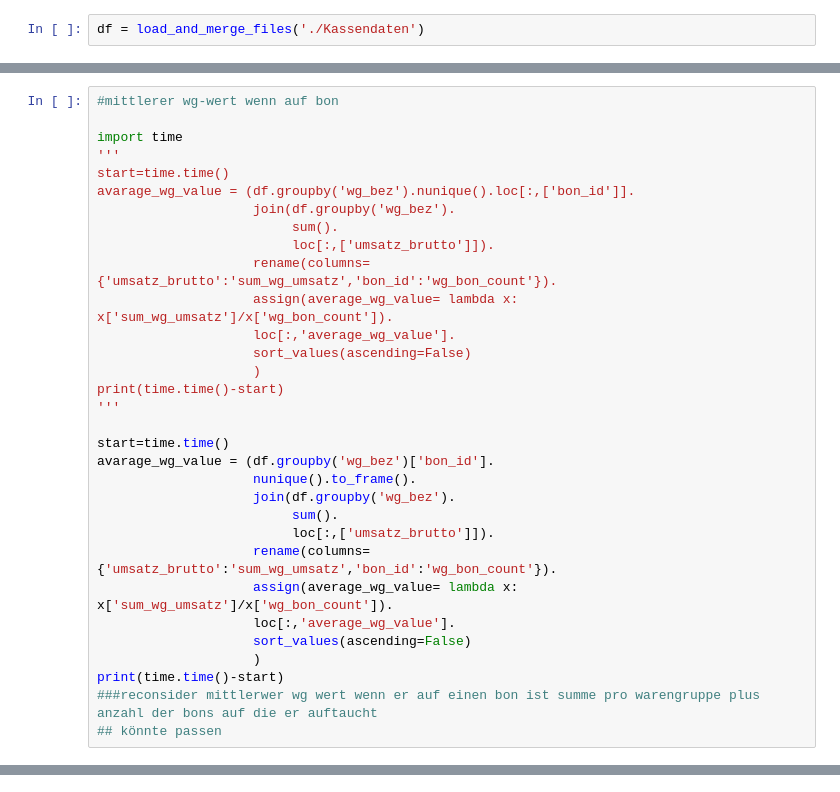
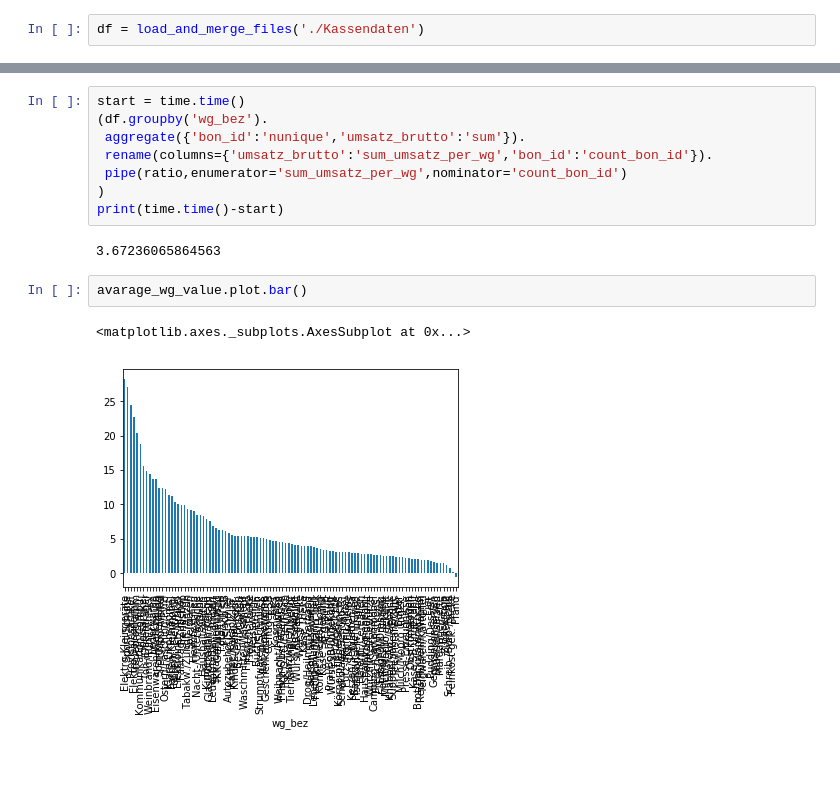
Before and after one commit to mazelbr/loc, a Jupyter notebook: locandis_data.ipynb, the cells around one changed output, grey strips where cells are left out. Saved outputs shown, nothing was run; the diff lists cells and outputs as text; blank space fills up the shorter version.

```diff
--- a/locandis_data.ipynb
+++ b/locandis_data.ipynb
@@ -71,32 +48,0 @@ top20_wg.plot.bar()
-# %%
-#mittlerer wg-wert wenn auf bon
-
-import time
-'''
-start=time.time()
-avarage_wg_value = (df.groupby('wg_bez').nunique().loc[:,['bon_id']].
-                    join(df.groupby('wg_bez').
-                         sum().
-                         loc[:,['umsatz_brutto']]).
-                    rename(columns={'umsatz_brutto':'sum_wg_umsatz','bon_id':'wg_bon_count'}).
-                    assign(average_wg_value= lambda x: x['sum_wg_umsatz']/x['wg_bon_count']).
-                    loc[:,'average_wg_value'].
-                    sort_values(ascending=False)
-                    )
-print(time.time()-start)
-'''
-
-start=time.time()
-avarage_wg_value = (df.groupby('wg_bez')['bon_id'].
-                    nunique().to_frame().
-                    join(df.groupby('wg_bez').
-                         sum().
-                         loc[:,['umsatz_brutto']]).
-                    rename(columns={'umsatz_brutto':'sum_wg_umsatz','bon_id':'wg_bon_count'}).
-                    assign(average_wg_value= lambda x: x['sum_wg_umsatz']/x['wg_bon_count']).
-                    loc[:,'average_wg_value'].
-                    sort_values(ascending=False)
-                    )
-print(time.time()-start)
-###reconsider mittlerwer wg wert wenn er auf einen bon ist summe pro warengruppe plus anzahl der bons auf die er auftaucht
-## könnte passen
@@ -323,0 +157,15 @@ Name: bon_id, dtype: int64
+# %%
+start = time.time()
+(df.groupby('wg_bez').
+ aggregate({'bon_id':'nunique','umsatz_brutto':'sum'}).
+ rename(columns={'umsatz_brutto':'sum_umsatz_per_wg','bon_id':'count_bon_id'}).
+ pipe(ratio,enumerator='sum_umsatz_per_wg',nominator='count_bon_id')
+)
+print(time.time()-start)
+# %% [output]
+3.67236065864563
+# %%
+avarage_wg_value.plot.bar()
+# %% [output]
+<matplotlib.axes._subplots.AxesSubplot at 0x...>
+[figure, added]
```
Also changed, not shown: parts of 39 cells of this notebook.
